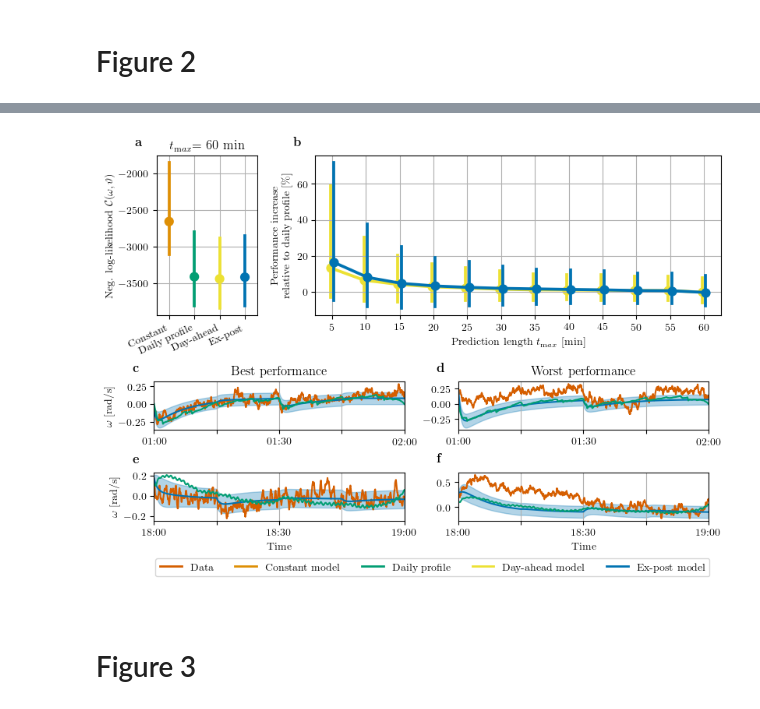
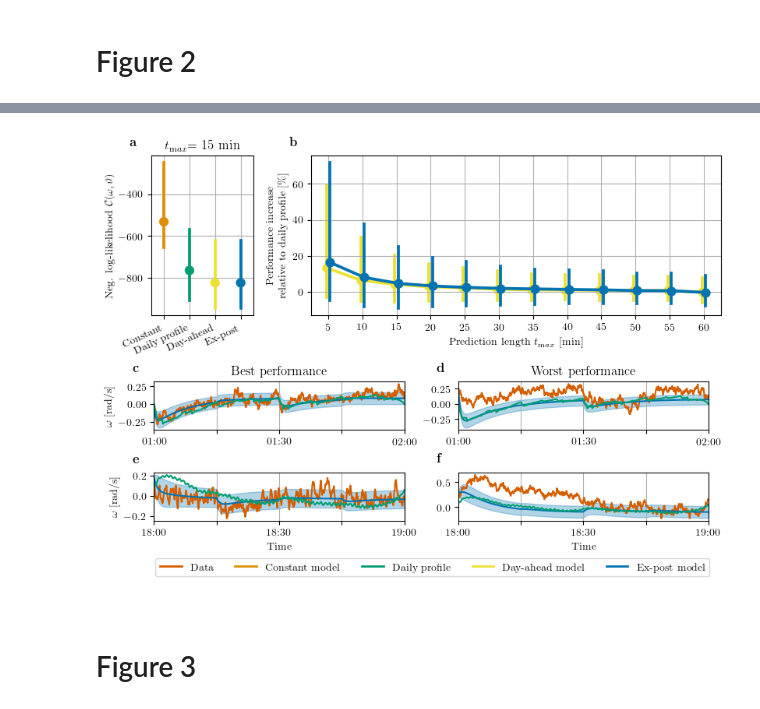
Before and after one commit to johkruse/PIML-for-grid-frequency-modelling, a Jupyter notebook: notebooks/paper_plots.ipynb, the cells around one changed output, grey strips where cells are left out. Drawn from its saved outputs; the diff is of its cells as text; code cells hidden in the pictures.

```diff
--- a/notebooks/paper_plots.ipynb
+++ b/notebooks/paper_plots.ipynb
@@ -356,11 +375,11 @@ axs_labels = [r'\textbf{a}', r'\textbf{b}', r'\textbf{c}', r'\textbf{d}',r'\text
 # absolute performance boxplot for whole interval
 
 ax = fig.add_subplot(gs[0, 0])
-data = perf_logl.loc[:,(slice(None),3600)]
+data = perf_logl.loc[:,(slice(None),900)]
 data.columns= data.columns.droplevel(1)
 sns.pointplot(data=data.rename(columns=model_display_names),estimator=np.median,
             errorbar=('pi',50), ax=ax, palette=model_colors)
-ax.set_title('$t_{\mathrm max}$= 60 min')
+ax.set_title('$t_{\mathrm max}$= 15 min')
 ax.set_xticklabels(ax.get_xticklabels(), rotation=25, ha='right')
 ax.text(0.0, 1.0, axs_labels[0], transform=ax.transAxes + trans,
         fontsize='large', va='bottom')
@@ -422,34 +441,34 @@ for j, time_of_day in enumerate(['01:00', '18:00']):
         if j==0:
             if i==0:
                 ax.set_title('Best performance')
                 ax.set_ylabel('$\omega$ [rad/s]')
             if i==1:
                 ax.set_title('Worst performance')
             ax.set_xticklabels(['01:00','','01:30','','02:00'])
         else:
             ax.set_xlabel('Time')
             ax.set_xticklabels(['18:00','','18:30','','19:00'])
             if i==0:
                 ax.set_ylabel('$\omega$ [rad/s]')
 
 
 legend_elements = [plt.Line2D([0], [0], color=c_data, lw=2, label='Data'),
                    plt.Line2D([0], [0], color=c_const, lw=2, label='Constant model'),
                    plt.Line2D([0], [0], color=c_dp, lw=2, label='Daily profile'),
                    plt.Line2D([0], [0], color=c_dh, lw=2, label='Day-ahead model'),
                    plt.Line2D([0], [0], color=c_post, lw=2, label='Ex-post model')
                    ]
 
 
 #plt.tight_layout()
 
 ax = fig.add_subplot(gs[2, :])
 ax.set_axis_off()
 ax.legend(handles=legend_elements, bbox_to_anchor=(.99,5, 0,0), ncol=5)
 
 plt.savefig('./figures/fig2.pdf', bbox_inches='tight')
 # %% [output]
-[figure, old version]
+[figure, new version]
 # %% [markdown]
 # Figure 3
 # %%
```
Also changed, not shown: parts of 3 cells of this notebook.
